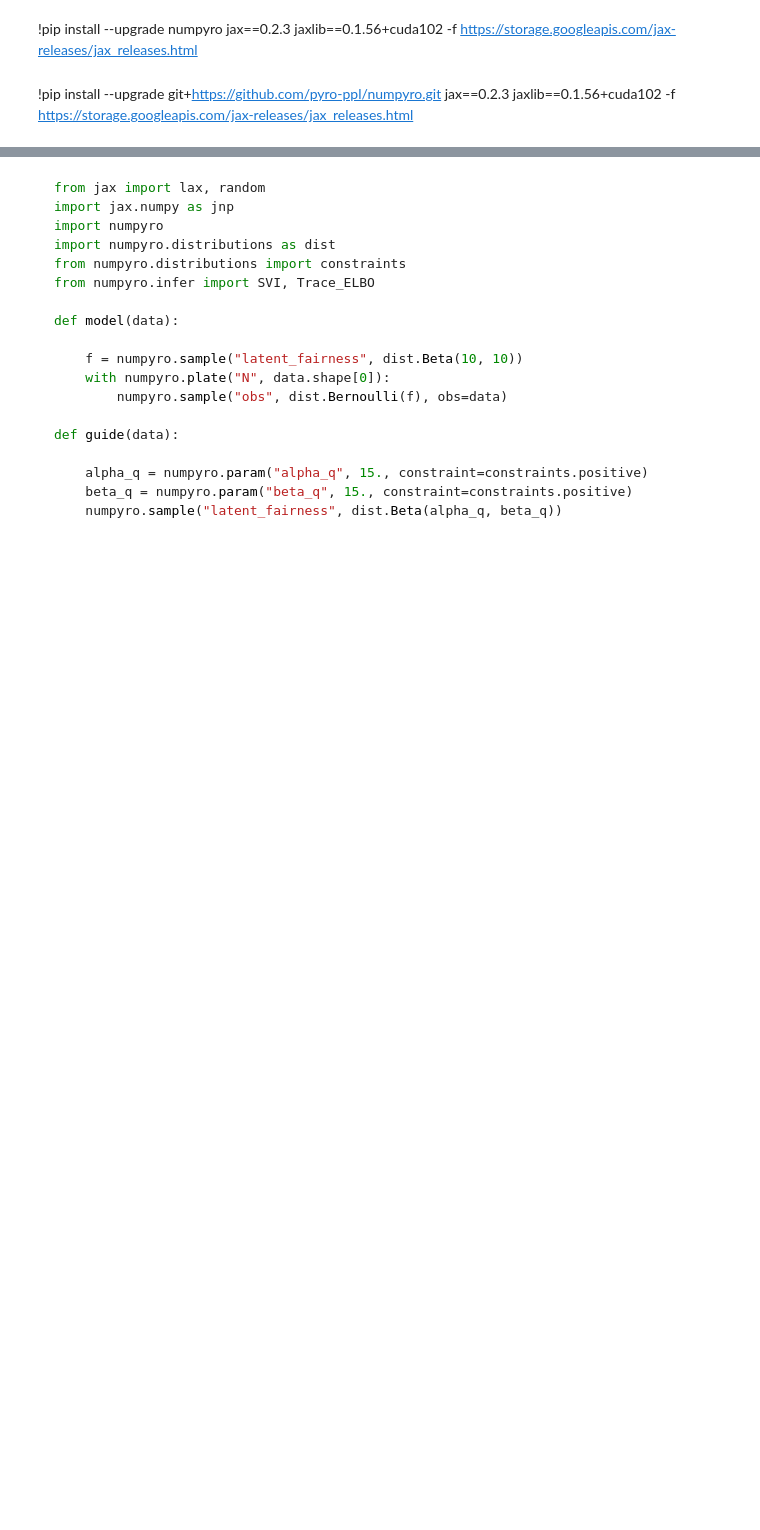
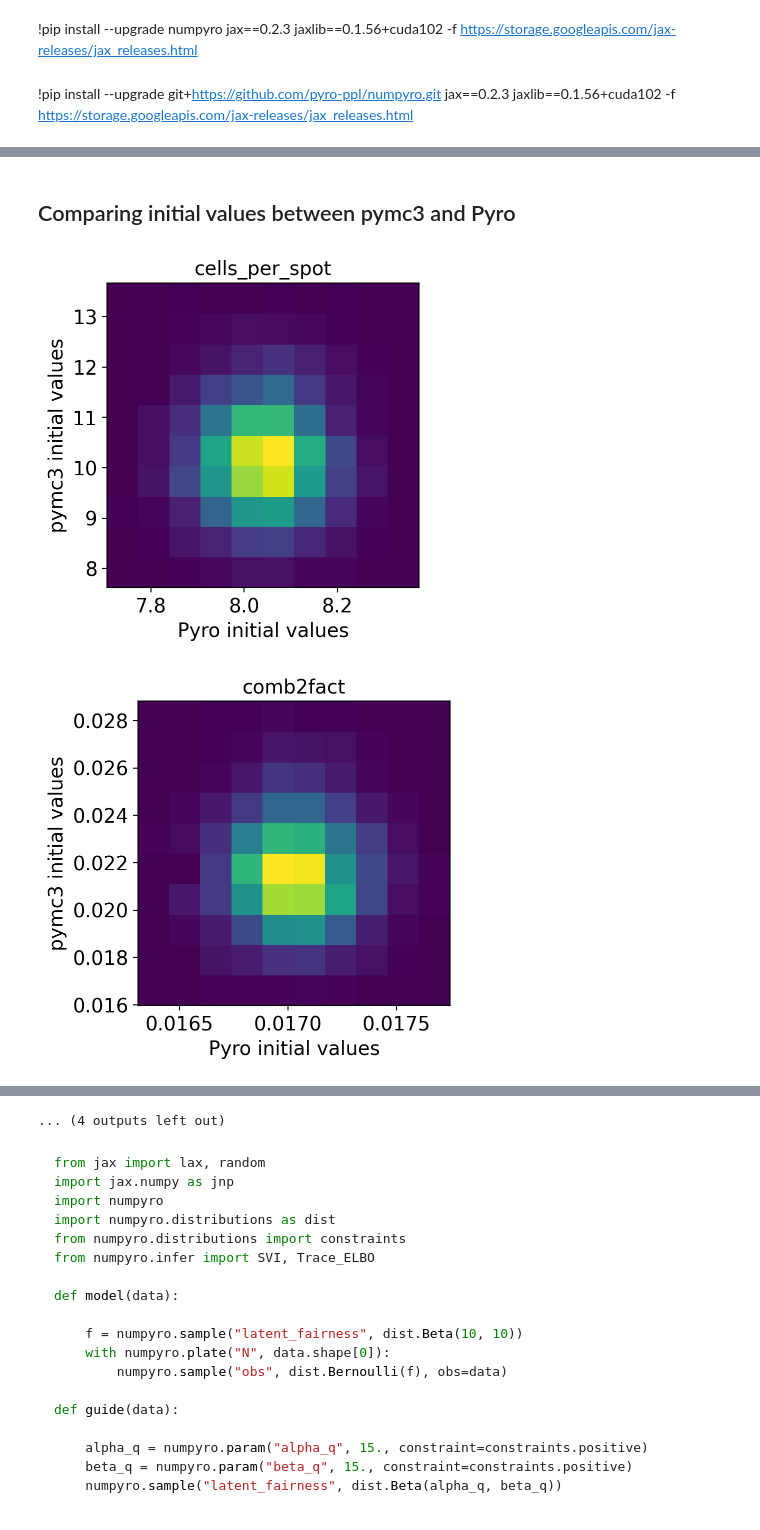
Before and after one commit to vitkl/cell2location_numpyro, a Jupyter notebook: docs/notebooks/cell2location_short_demo.ipynb, the cells around one changed output, grey strips where cells are left out. Drawn from its saved outputs; the diff is of its cells as text; code cells hidden in the pictures; blank space fills up the shorter version.

````diff
--- a/docs/notebooks/cell2location_short_demo.ipynb
+++ b/docs/notebooks/cell2location_short_demo.ipynb
@@ -549,0 +822,13 @@ dict_keys(['cells_per_spot', 'comb2fact', 'combs_factors', 'factors_per_combs',
+# %% [markdown]
+## Comparing initial values between pymc3 and Pyro
+# %%
+for i in list(r['mod'].samples['post_sample_means'].keys()):
+    plt.hist2d(r3['mod'].samples['post_sample_means'][i].flatten(),
+               r2['mod'].samples['post_sample_means'][i].flatten());
+    plt.xlabel('Pyro initial values');
+    plt.ylabel('pymc3 initial values');
+    plt.title(f'{i}')
+    plt.show()
+# %% [output]
+[figure, added]
+[figure, added]
@@ -550,3 +845,4 @@ dict_keys(['cells_per_spot', 'comb2fact', 'combs_factors', 'factors_per_combs',
+... (4 outputs left out)
 # %% [markdown]
 ```python
 from jax import lax, random
````
Also changed, not shown: parts of 9 cells of this notebook, 2 other files.
